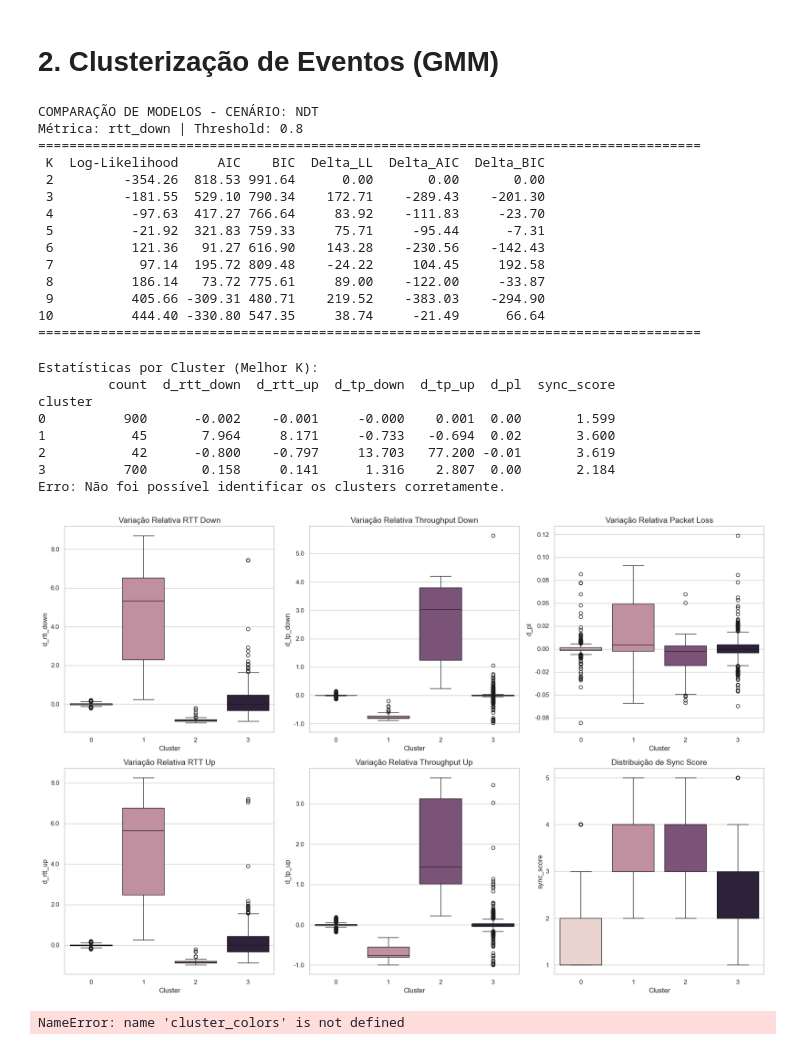
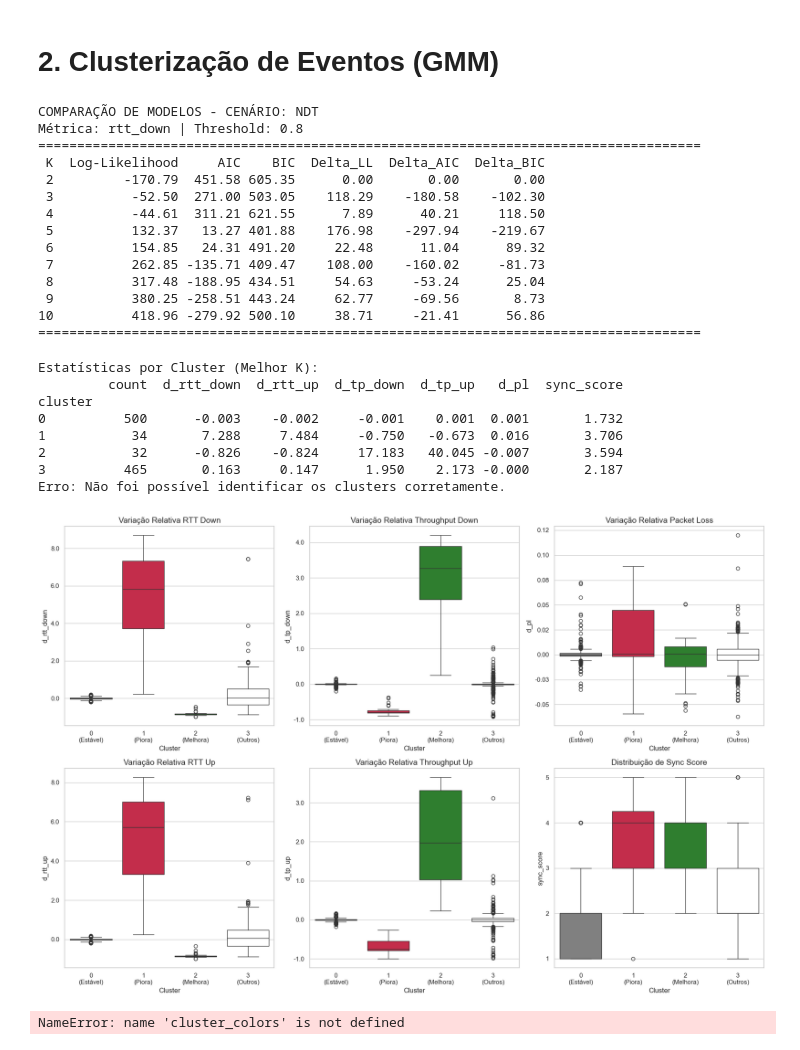
Before and after one commit to lhscaldas/Mestrado, a Jupyter notebook: cluster_analysis.ipynb, the cells around one changed output. Saved outputs shown, nothing was run; the diff lists cells and outputs as text; code cells hidden in the pictures.

```diff
--- a/cluster_analysis.ipynb
+++ b/cluster_analysis.ipynb
@@ -10,7 +10,7 @@ import re
 
 # --- Parâmetros do Estudo ---
 SCENARIO = "NDT"
-METHOD = "vwcd_w20_fp1"
+METHOD = "vwcd_w24_fp2"
 REF_METRIC = "rtt_down"
 THRESHOLD = 0.80
 
@@ -78,15 +78,15 @@ COMPARAÇÃO DE MODELOS - CENÁRIO: NDT
 Métrica: rtt_down | Threshold: 0.8
 =====================================================================================
  K  Log-Likelihood     AIC    BIC  Delta_LL  Delta_AIC  Delta_BIC
- 2         -354.26  818.53 991.64      0.00       0.00       0.00
- 3         -181.55  529.10 790.34    172.71    -289.43    -201.30
- 4          -97.63  417.27 766.64     83.92    -111.83     -23.70
- 5          -21.92  321.83 759.33     75.71     -95.44      -7.31
- 6          121.36   91.27 616.90    143.28    -230.56    -142.43
- 7           97.14  195.72 809.48    -24.22     104.45     192.58
- 8          186.14   73.72 775.61     89.00    -122.00     -33.87
- 9          405.66 -309.31 480.71    219.52    -383.03    -294.90
-10          444.40 -330.80 547.35     38.74     -21.49      66.64
+ 2         -170.79  451.58 605.35      0.00       0.00       0.00
+ 3          -52.50  271.00 503.05    118.29    -180.58    -102.30
+ 4          -44.61  311.21 621.55      7.89      40.21     118.50
+ 5          132.37   13.27 401.88    176.98    -297.94    -219.67
+ 6          154.85   24.31 491.20     22.48      11.04      89.32
+ 7          262.85 -135.71 409.47    108.00    -160.02     -81.73
+ 8          317.48 -188.95 434.51     54.63     -53.24      25.04
+ 9          380.25 -258.51 443.24     62.77     -69.56       8.73
+10          418.96 -279.92 500.10     38.71     -21.41      56.86
 =====================================================================================
 # %%
 K = 3
@@ -143,12 +143,12 @@ else:
         print(f"Cluster {k}: {v}")
 # %% [output]
 Estatísticas por Cluster (Melhor K):
-         count  d_rtt_down  d_rtt_up  d_tp_down  d_tp_up  d_pl  sync_score
+         count  d_rtt_down  d_rtt_up  d_tp_down  d_tp_up   d_pl  sync_score
 cluster
-0          900      -0.002    -0.001     -0.000    0.001  0.00       1.599
-1           45       7.964     8.171     -0.733   -0.694  0.02       3.600
-2           42      -0.800    -0.797     13.703   77.200 -0.01       3.619
-3          700       0.158     0.141      1.316    2.807  0.00       2.184
+0          500      -0.003    -0.002     -0.001    0.001  0.001       1.732
+1           34       7.288     7.484     -0.750   -0.673  0.016       3.706
+2           32      -0.826    -0.824     17.183   40.045 -0.007       3.594
+3          465       0.163     0.147      1.950    2.173 -0.000       2.187
 Erro: Não foi possível identificar os clusters corretamente.
 # %%
 custom_palette = {
@@ -184,6 +184,21 @@ metrics_layout = [
 fig, axes = plt.subplots(2, 3, figsize=(18, 12))
 axes = axes.flatten() # Achatar a matriz de eixos para facilitar o loop
 
+manual_cluster_colors = {
+        0: 'gray',
+        1: 'crimson',
+        2: 'forestgreen',
+        3: 'white'
+    }
+
+manual_cluster_map = {
+        0: 'Estável',
+        1: 'Piora',
+        2: 'Melhora',
+        3: 'Outros'
+    }
+
+
 for i, col in enumerate(metrics_layout):
     ax = axes[i]
 
@@ -192,38 +207,38 @@ for i, col in enumerate(metrics_layout):
         x='cluster',
         y=col,
         data=df_cluster[(df_cluster['d_rtt_up'] <= 10) & (df_cluster['d_tp_up'] <= 10)],
-        palette=None, #cluster_colors,
+        palette=manual_cluster_colors,
         hue='cluster',
         legend=False,
         ax=ax
     )
 
     # Atualizar os rótulos do eixo X com o mapa de clusters
     ax.set_xticks(ax.get_xticks())
 
     # Inserimos uma quebra de linha '\n' antes do parêntese para os textos não ficarem amontoados
-    # labels = [f"{tick.get_text()}\n({cluster_map.get(int(tick.get_text()), 'Desconhecido')})"
-    #           for tick in ax.get_xticklabels()]
-    # ax.set_xticklabels(labels)
+    labels = [f"{tick.get_text()}\n({manual_cluster_map.get(int(tick.get_text()), 'Desconhecido')})"
+              for tick in ax.get_xticklabels()]
+    ax.set_xticklabels(labels)
 
     # Forçar ticks inteiros se a variável for o sync_score
     if col == 'sync_score':
         ax.yaxis.set_major_locator(MaxNLocator(integer=True))
     elif col == 'd_pl':
         ax.yaxis.set_major_formatter(FormatStrFormatter('%.2f'))
     else:
         ax.yaxis.set_major_formatter(FormatStrFormatter('%.1f'))
 
     # Pega o título do dicionário ou usa um texto padrão se não existir
     title = metric_info.get(col, f'Distribuição de {col}')
     ax.set_title(title, fontsize=14)
     ax.set_xlabel('Cluster', fontsize=12)
     ax.set_ylabel(col, fontsize=12)
 
 plt.tight_layout()
 plt.show()
 # %% [output]
-[figure, old version]
+[figure, new version]
 # %%
 import matplotlib.pyplot as plt
 import seaborn as sns
```
Also changed, not shown: 16 other files.
